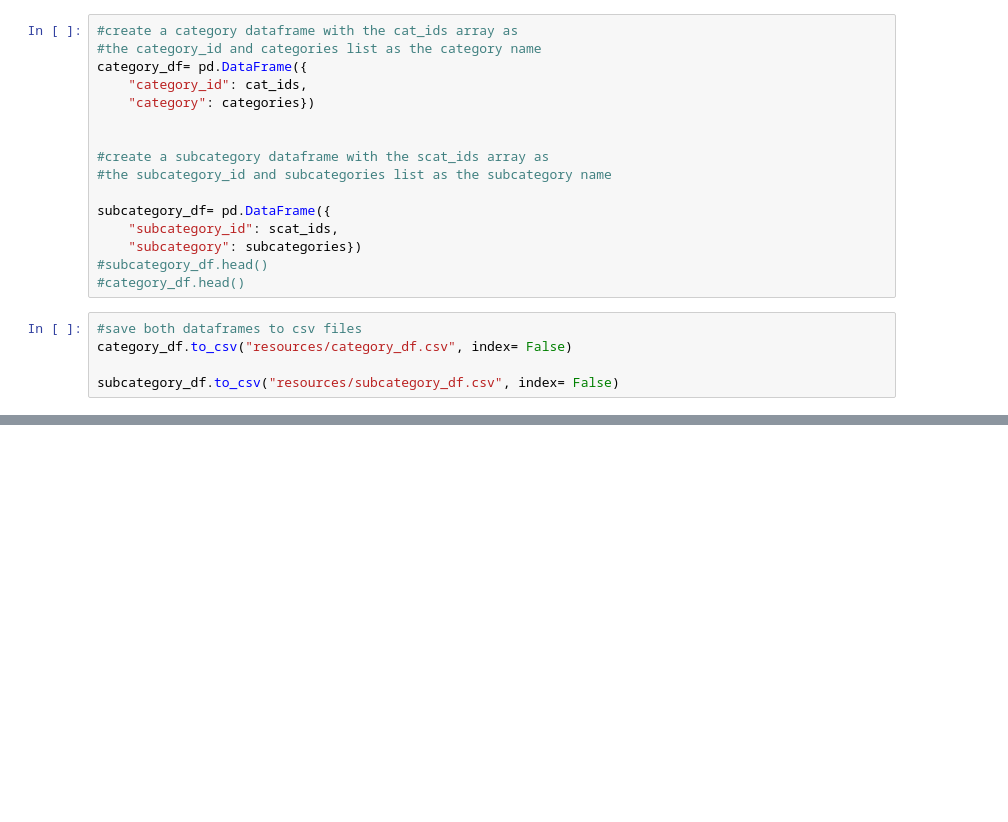
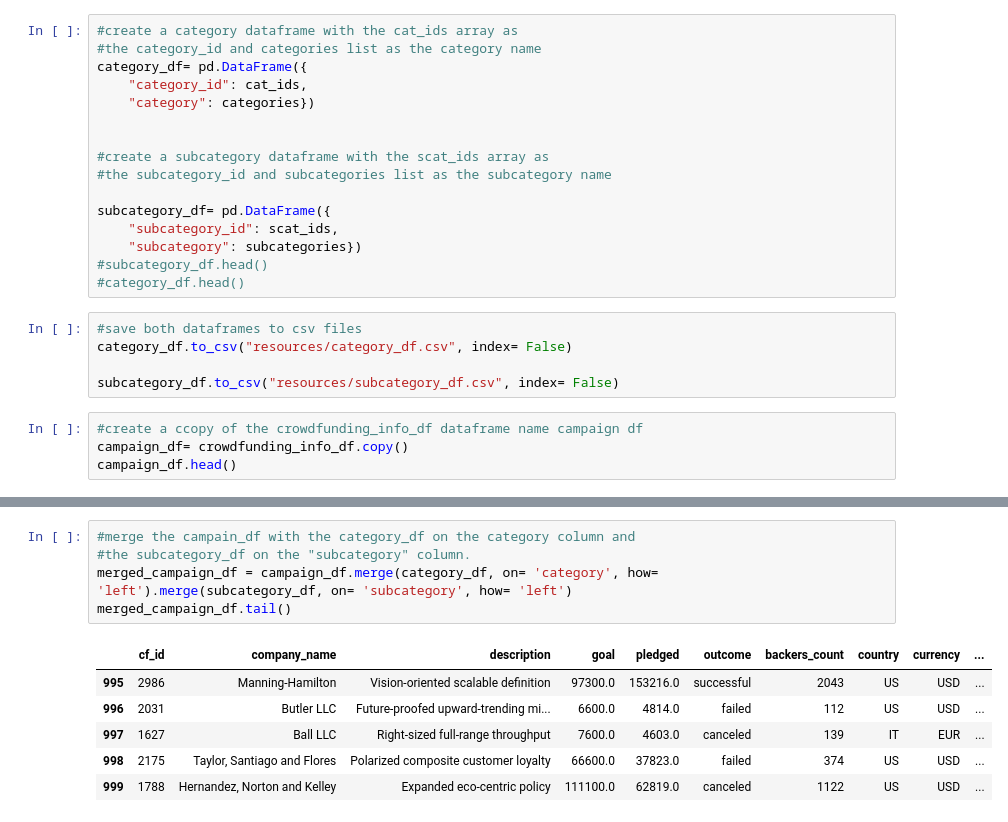
Before and after one commit to NikWalker/Crowdfunding-ETL, a Jupyter notebook: Crowdfunding ETL.ipynb, the cells around one changed output, grey strips where cells are left out. Drawn from its saved outputs; the diff is of its cells as text; blank space fills up the shorter version.

```diff
--- a/Crowdfunding ETL.ipynb
+++ b/Crowdfunding ETL.ipynb
@@ -188,3 +180,7 @@ subcategory_df= pd.DataFrame({
 category_df.to_csv("resources/category_df.csv", index= False)
 
 subcategory_df.to_csv("resources/subcategory_df.csv", index= False)
+# %%
+#create a ccopy of the crowdfunding_info_df dataframe name campaign df
+campaign_df= crowdfunding_info_df.copy()
+campaign_df.head()
@@ -190,0 +228,12 @@ subcategory_df.to_csv("resources/subcategory_df.csv", index= False)
+# %%
+#merge the campain_df with the category_df on the category column and
+#the subcategory_df on the "subcategory" column.
+merged_campaign_df = campaign_df.merge(category_df, on= 'category', how= 'left').merge(subcategory_df, on= 'subcategory', how= 'left')
+merged_campaign_df.tail()
+# %% [output]
+|  | cf_id | company_name | description | goal | pledged | outcome | backers_count | country | currency | ... |
+| 995 | 2986 | Manning-Hamilton | Vision-oriented scalable definition | 97300.0 | 153216.0 | successful | 2043 | US | USD | ... |
+| 996 | 2031 | Butler LLC | Future-proofed upward-trending mi... | 6600.0 | 4814.0 | failed | 112 | US | USD | ... |
+| 997 | 1627 | Ball LLC | Right-sized full-range throughput | 7600.0 | 4603.0 | canceled | 139 | IT | EUR | ... |
+| 998 | 2175 | Taylor, Santiago and Flores | Polarized composite customer loyalty | 66600.0 | 37823.0 | failed | 374 | US | USD | ... |
+| 999 | 1788 | Hernandez, Norton and Kelley | Expanded eco-centric policy | 111100.0 | 62819.0 | canceled | 1122 | US | USD | ... |
```
Also changed, not shown: parts of 16 cells of this notebook, 1 other file.
